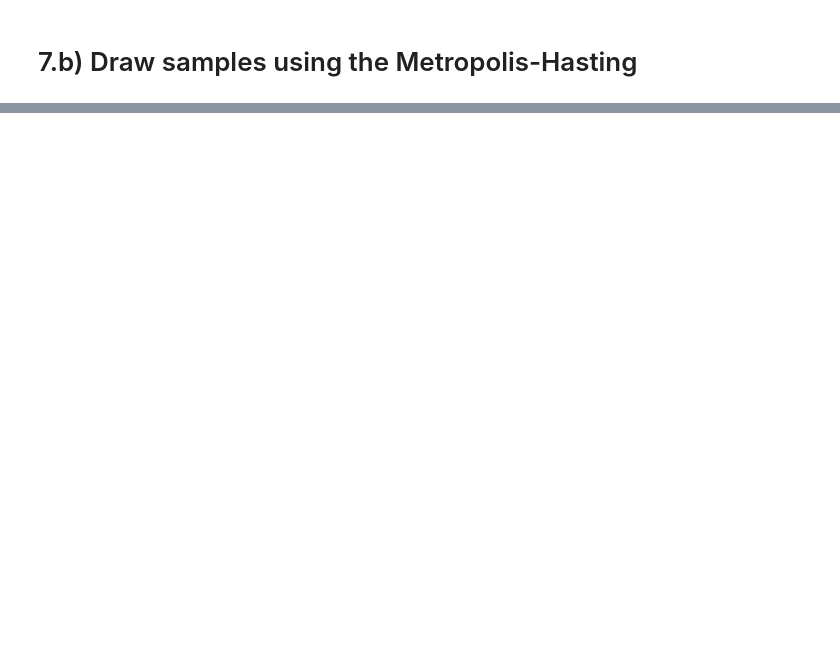
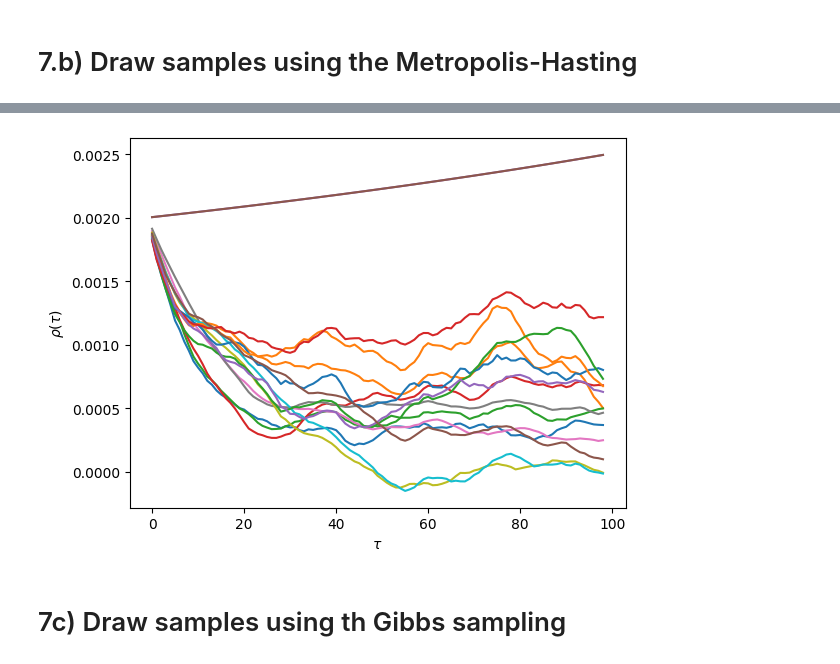
Before and after one commit to vepe99/Astrostatistics, a Jupyter notebook: Viterbo_Giuseppe_Homework4.ipynb, the cells around one changed output, grey strips where cells are left out. Cells and saved outputs as stored; diff of their text form; code cells hidden in the pictures; blank space fills up the shorter version.

```diff
--- a/Viterbo_Giuseppe_Homework4.ipynb
+++ b/Viterbo_Giuseppe_Homework4.ipynb
@@ -285,7 +332,7 @@ def run_chain(args):
     chain, x0 = args
     chain.set_sigma(np.array([1, 1]))
     chain.set_target(joint_mvn)
-    chain.sample(x0=x0, n=5_000)
+    chain.sample(x0=x0, n=5_00)
     return chain
 
 n_chains = 8
@@ -317,15 +363,0 @@ axins.set_xlim(0, 200)  # Set the x-axis limit for the inset
-# %%
-def autocorr(chain, tau):
-    n =  len(chain)
-    mean = np.mean(chain)
-    rho = (1/(n-tau)) * ( np.sum((chain[:n-tau]-mean)*(chain[tau:]-mean), axis=0)/np.sum((chain[:n-tau]-mean)**2, axis=0)  )
-    return rho
-
-def autocorr_time(chain):
-    n = len(chain)
-    taus = np.arange(1, n//2)
-    rho = np.array([autocorr(chain, tau) for tau in taus])
-    return rho, 1 + 2*np.sum(rho, axis=0)
-
-chain_0 = chains[0].samples
-rho, aut_time = autocorr_time(chain_0)
@@ -334,0 +364,10 @@ array([1.49391932, 1.57480027])
+# %%
+chains_autocorrtime = []
+for chain in chains:
+    rho, autocorr_time = chain.autocorr_time()
+    chains_autocorrtime.append(autocorr_time.mean())
+    chain.plot_autocorr()
+# %% [output]
+[figure, added]
+# %% [markdown]
+# 7c) Draw samples using th Gibbs sampling
```
Also changed, not shown: parts of 20 cells of this notebook.
